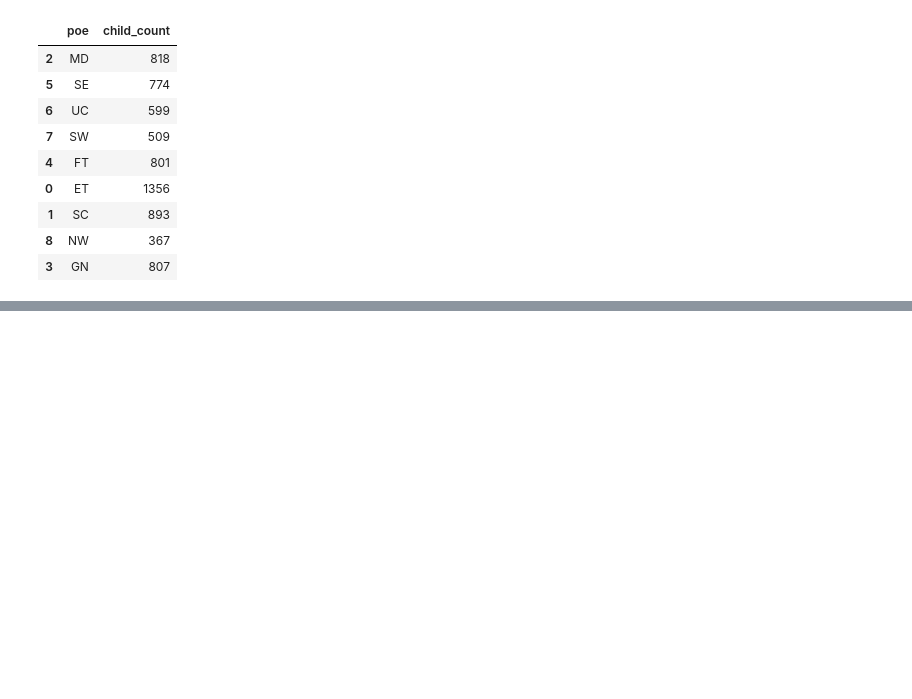
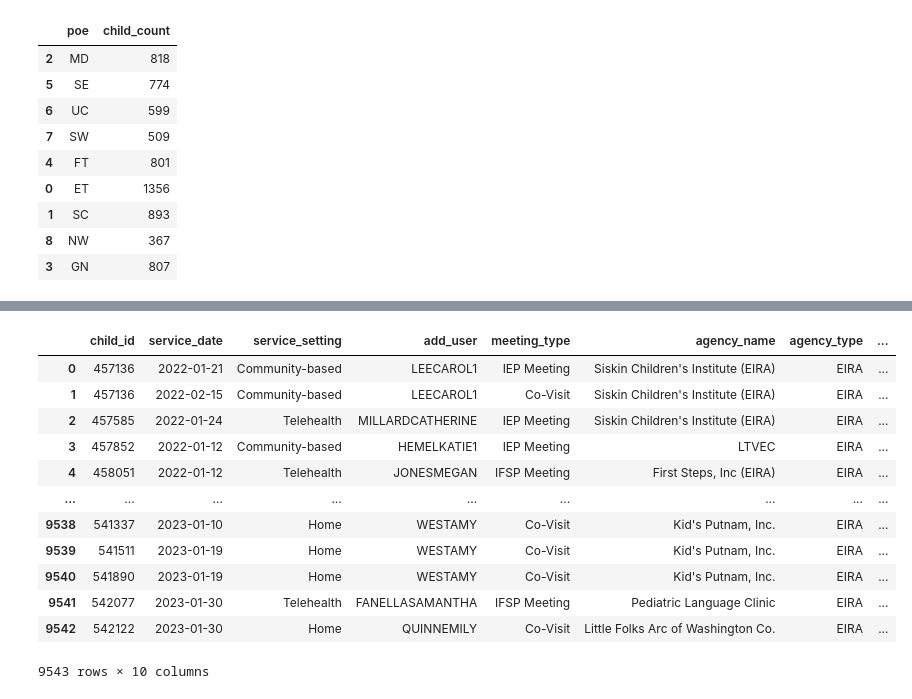
Before and after one commit to NSS-Data-Analytics-Cohort-8/teis_da8_1-dadboddenims, a Jupyter notebook: notebooks/partner_project_2_questions.ipynb, the cells around one changed output, grey strips where cells are left out. Cells and saved outputs as stored; diff of their text form; code cells hidden in the pictures; blank space fills up the shorter version.

```diff
--- a/notebooks/partner_project_2_questions.ipynb
+++ b/notebooks/partner_project_2_questions.ipynb
@@ -460,0 +477,17 @@ plt.show()
+# %%
+compiled_thin['month'] = compiled_thin['service_date'].dt.month
+compiled_thin
+# %% [output]
+|  | child_id | service_date | service_setting | add_user | meeting_type | agency_name | agency_type | ... |
+| 0 | 457136 | 2022-01-21 | Community-based | LEECAROL1 | IEP Meeting | Siskin Children's Institute (EIRA) | EIRA | ... |
+| 1 | 457136 | 2022-02-15 | Community-based | LEECAROL1 | Co-Visit | Siskin Children's Institute (EIRA) | EIRA | ... |
+| 2 | 457585 | 2022-01-24 | Telehealth | MILLARDCATHERINE | IEP Meeting | Siskin Children's Institute (EIRA) | EIRA | ... |
+| 3 | 457852 | 2022-01-12 | Community-based | HEMELKATIE1 | IEP Meeting | LTVEC | EIRA | ... |
+| 4 | 458051 | 2022-01-12 | Telehealth | JONESMEGAN | IFSP Meeting | First Steps, Inc (EIRA) | EIRA | ... |
+| ... | ... | ... | ... | ... | ... | ... | ... | ... |
+| 9538 | 541337 | 2023-01-10 | Home | WESTAMY | Co-Visit | Kid's Putnam, Inc. | EIRA | ... |
+| 9539 | 541511 | 2023-01-19 | Home | WESTAMY | Co-Visit | Kid's Putnam, Inc. | EIRA | ... |
+| 9540 | 541890 | 2023-01-19 | Home | WESTAMY | Co-Visit | Kid's Putnam, Inc. | EIRA | ... |
+| 9541 | 542077 | 2023-01-30 | Telehealth | FANELLASAMANTHA | IFSP Meeting | Pediatric Language Clinic | EIRA | ... |
+| 9542 | 542122 | 2023-01-30 | Home | QUINNEMILY | Co-Visit | Little Folks Arc of Washington Co. | EIRA | ... |
+9543 rows × 10 columns
```
Also changed, not shown: parts of 22 cells of this notebook.
